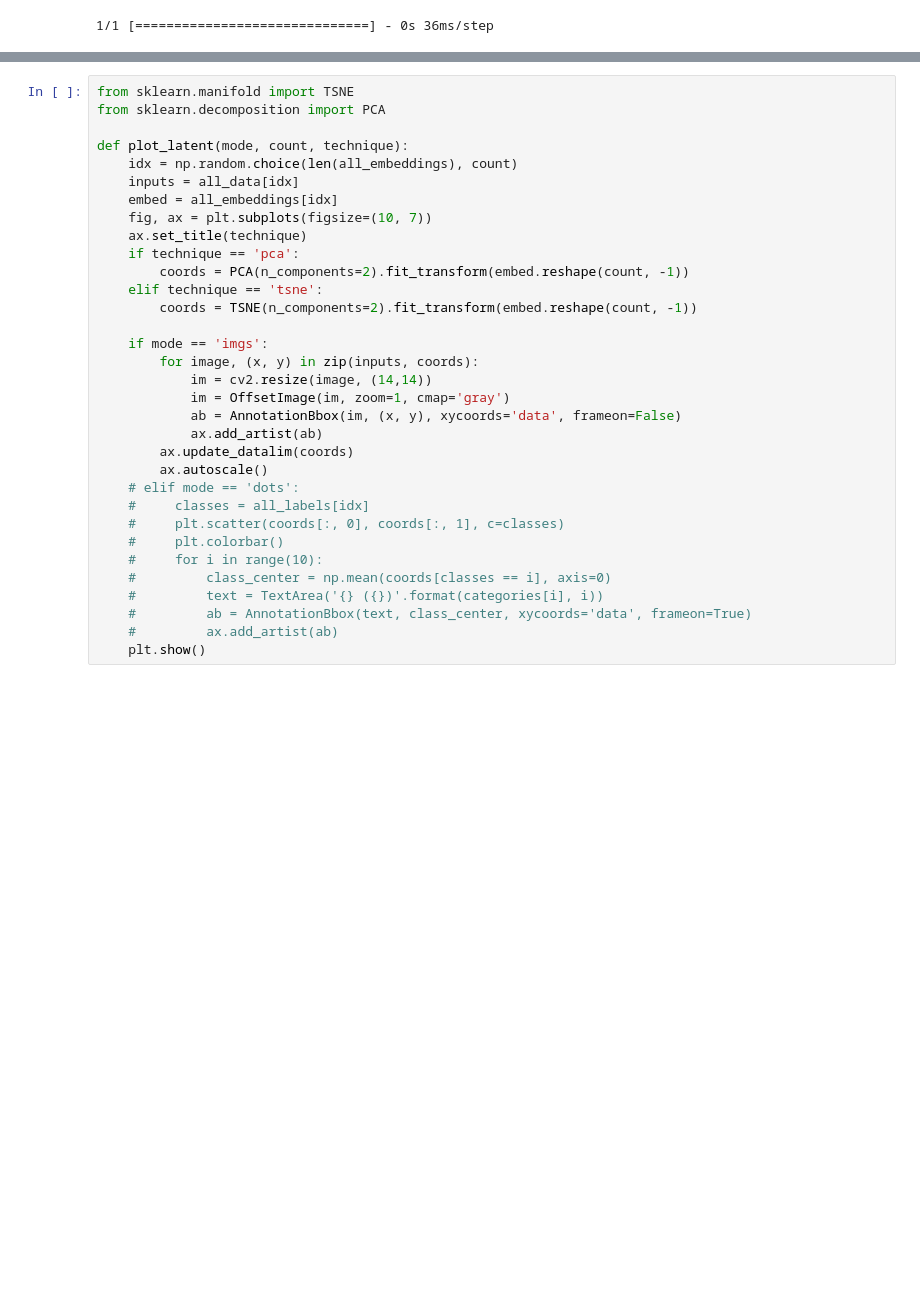
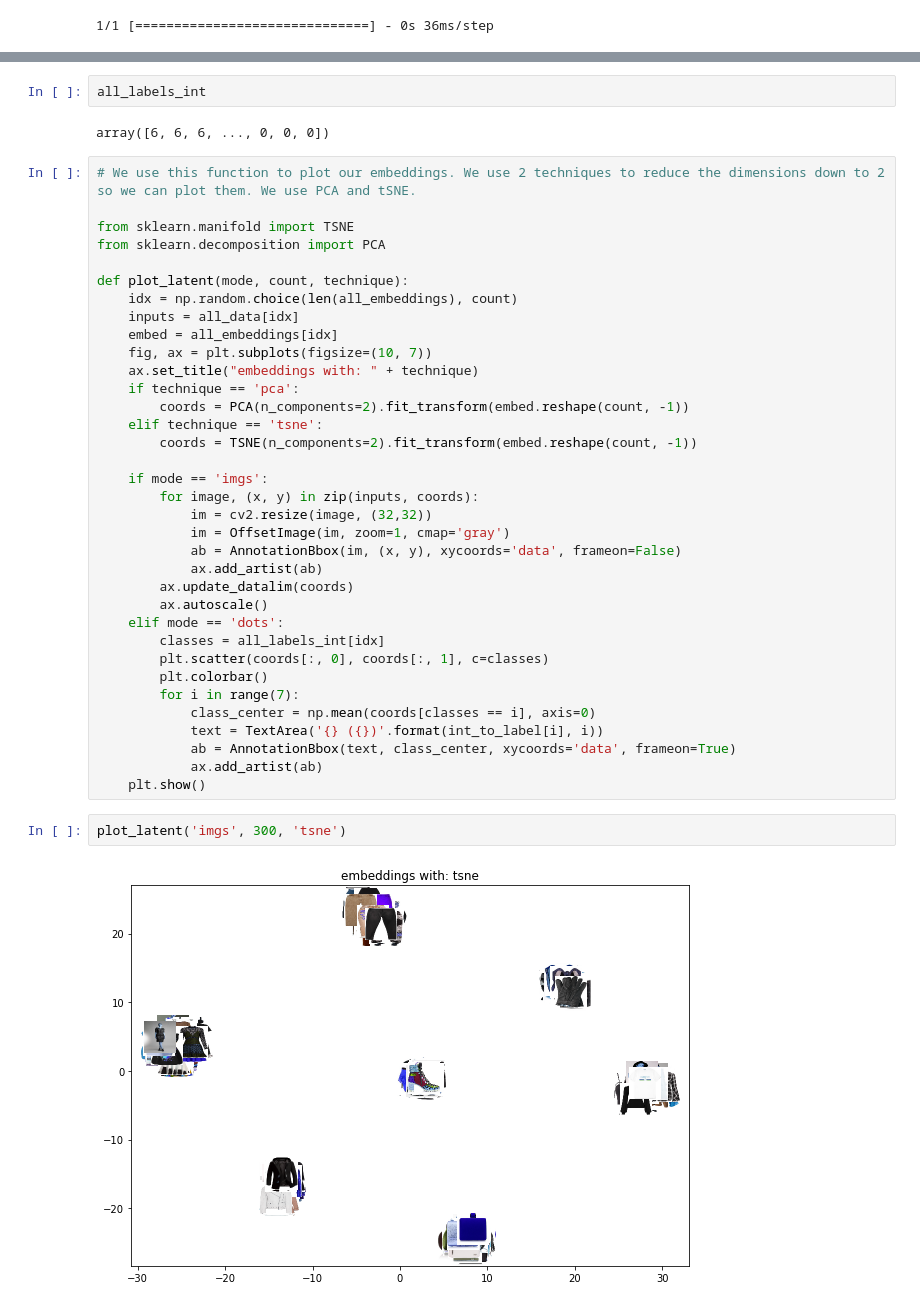
Before and after one commit to thanbskt/Recommendation_tool, a Jupyter notebook: autoencoders.ipynb, the cells around one changed output, grey strips where cells are left out. Drawn from its saved outputs; the diff is of its cells as text; blank space fills up the shorter version.

```diff
--- a/autoencoders.ipynb
+++ b/autoencoders.ipynb
@@ -362,4 +332,10 @@ all_data.shape
+# %%
+all_labels_int
+# %% [output]
+array([6, 6, 6, ..., 0, 0, 0])
 # %%
+# We use this function to plot our embeddings. We use 2 techniques to reduce the dimensions down to 2 so we can plot them. We use PCA and tSNE.
+
 from sklearn.manifold import TSNE
 from sklearn.decomposition import PCA
 
@@ -368,7 +344,7 @@ def plot_latent(mode, count, technique):
     inputs = all_data[idx]
     embed = all_embeddings[idx]
     fig, ax = plt.subplots(figsize=(10, 7))
-    ax.set_title(technique)
+    ax.set_title("embeddings with: " + technique)
     if technique == 'pca':
         coords = PCA(n_components=2).fit_transform(embed.reshape(count, -1))
     elif technique == 'tsne':
@@ -376,22 +352,26 @@ def plot_latent(mode, count, technique):
 
     if mode == 'imgs':
         for image, (x, y) in zip(inputs, coords):
-            im = cv2.resize(image, (14,14))
+            im = cv2.resize(image, (32,32))
             im = OffsetImage(im, zoom=1, cmap='gray')
             ab = AnnotationBbox(im, (x, y), xycoords='data', frameon=False)
             ax.add_artist(ab)
         ax.update_datalim(coords)
         ax.autoscale()
-    # elif mode == 'dots':
-    #     classes = all_labels[idx]
-    #     plt.scatter(coords[:, 0], coords[:, 1], c=classes)
-    #     plt.colorbar()
-    #     for i in range(10):
-    #         class_center = np.mean(coords[classes == i], axis=0)
-    #         text = TextArea('{} ({})'.format(categories[i], i))
-    #         ab = AnnotationBbox(text, class_center, xycoords='data', frameon=True)
-    #         ax.add_artist(ab)
+    elif mode == 'dots':
+        classes = all_labels_int[idx]
+        plt.scatter(coords[:, 0], coords[:, 1], c=classes)
+        plt.colorbar()
+        for i in range(7):
+            class_center = np.mean(coords[classes == i], axis=0)
+            text = TextArea('{} ({})'.format(int_to_label[i], i))
+            ab = AnnotationBbox(text, class_center, xycoords='data', frameon=True)
+            ax.add_artist(ab)
     plt.show()
+# %%
+plot_latent('imgs', 300, 'tsne')
+# %% [output]
+[figure, added]
 # %%
 plot_latent('imgs', 300, 'pca')
 # %% [output]
```
Also changed, not shown: parts of 27 cells of this notebook.
